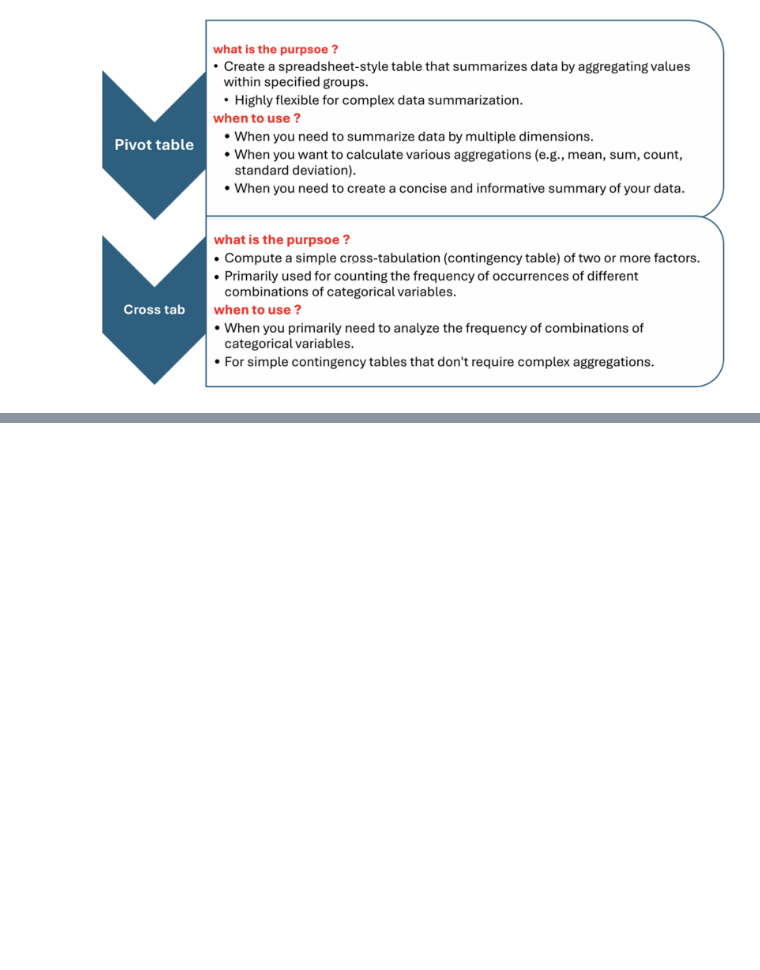
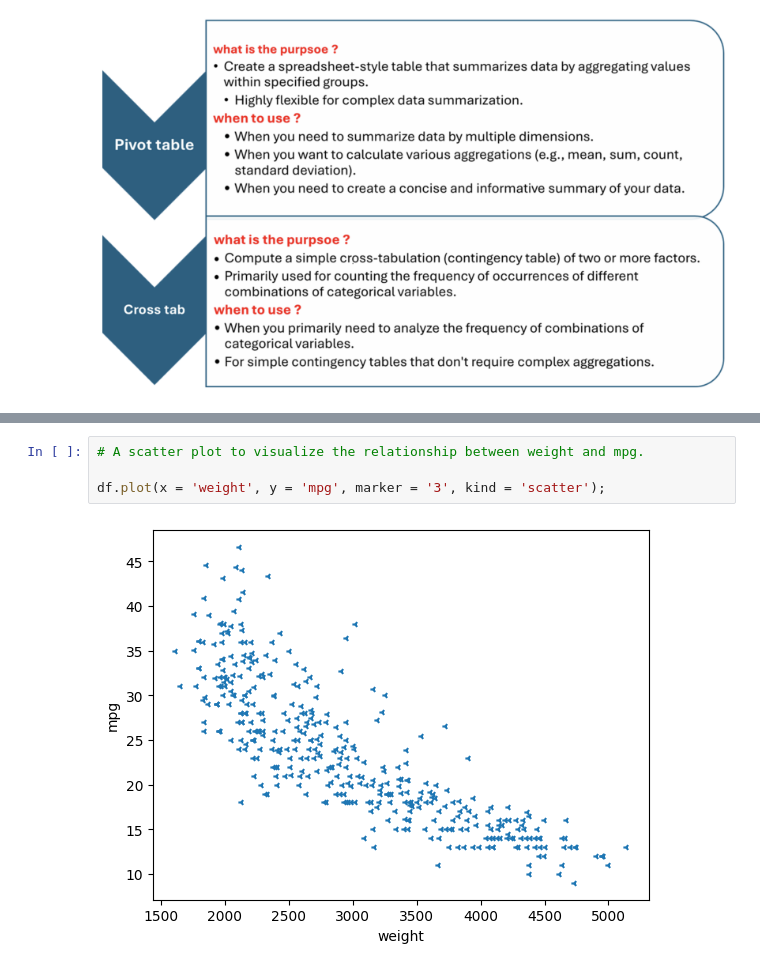
Before and after one commit to Dinesh9928/DataScience_Playground, a Jupyter notebook: Pandas.ipynb, the cells around one changed output, grey strips where cells are left out. Drawn from its saved outputs; the diff is of its cells as text; blank space fills up the shorter version.

```diff
--- a/Pandas.ipynb
+++ b/Pandas.ipynb
@@ -1933,0 +2157,6 @@ Long Format DataFrame:
+# %%
+# A scatter plot to visualize the relationship between weight and mpg.
+
+df.plot(x = 'weight', y = 'mpg', marker = '3', kind = 'scatter');
+# %% [output]
+[figure, added]
```
Also changed, not shown: parts of 17 cells of this notebook.
